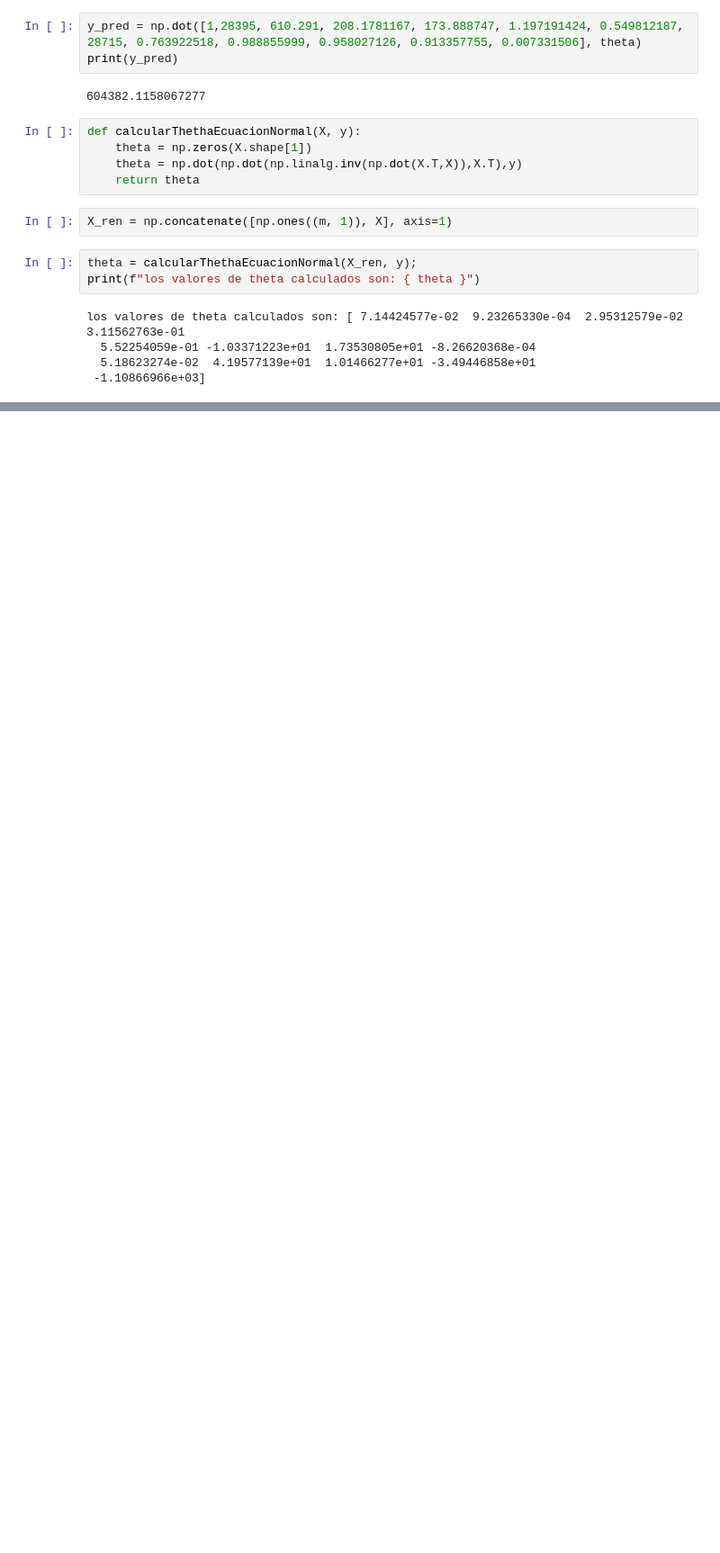
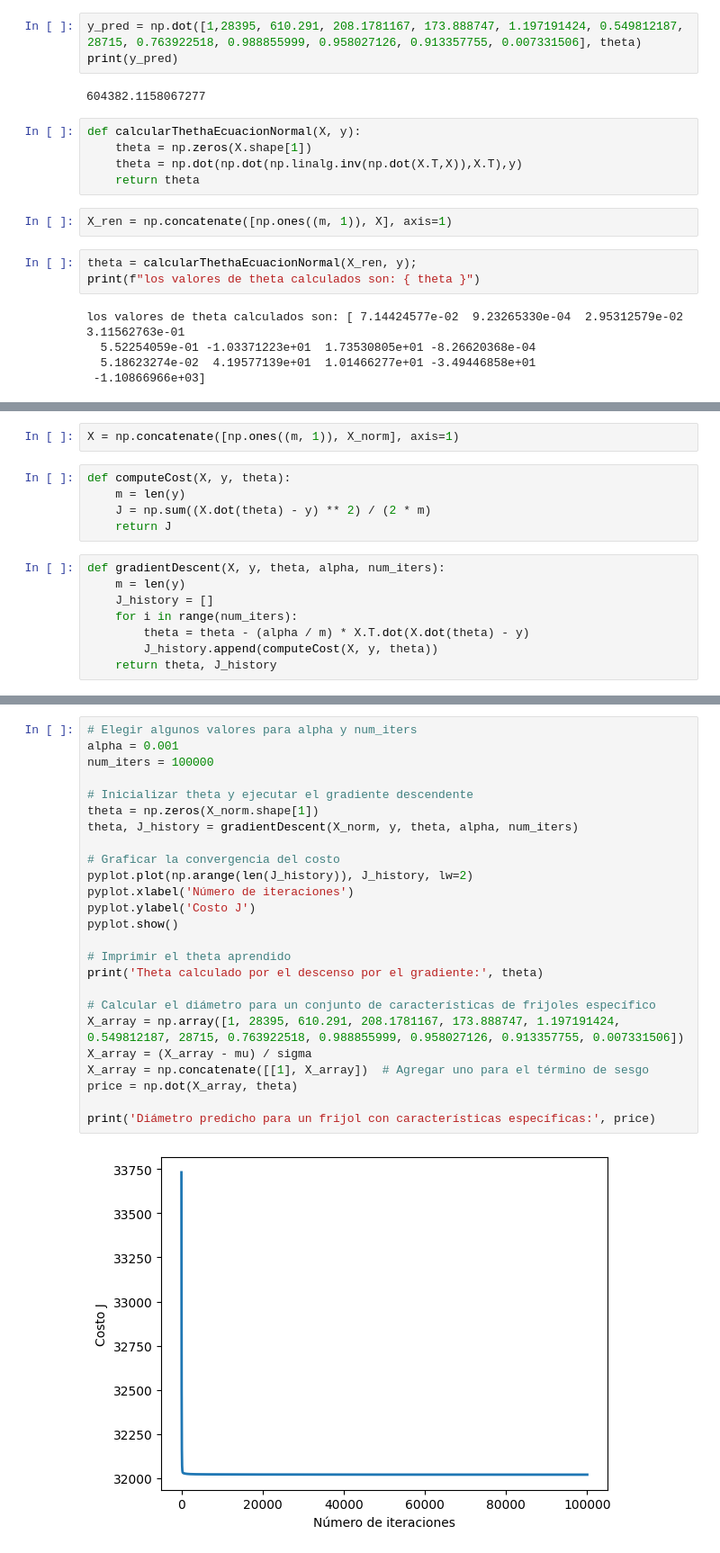
Before and after one commit to RodrigoLoayzaCoronado/SIS420-Inteligencia-Artificial, a Jupyter notebook: Laboratorio1/Laboratorio1_ejemplo1.ipynb, the cells around one changed output, grey strips where cells are left out. Shown at 90% size. Drawn from its saved outputs; the diff is of its cells as text; blank space fills up the shorter version.

```diff
--- a/Laboratorio1/Laboratorio1_ejemplo1.ipynb
+++ b/Laboratorio1/Laboratorio1_ejemplo1.ipynb
@@ -172,0 +256,15 @@ NameError: name 'theta' is not defined
+# %%
+X = np.concatenate([np.ones((m, 1)), X_norm], axis=1)
+# %%
+def computeCost(X, y, theta):
+    m = len(y)
+    J = np.sum((X.dot(theta) - y) ** 2) / (2 * m)
+    return J
+# %%
+def gradientDescent(X, y, theta, alpha, num_iters):
+    m = len(y)
+    J_history = []
+    for i in range(num_iters):
+        theta = theta - (alpha / m) * X.T.dot(X.dot(theta) - y)
+        J_history.append(computeCost(X, y, theta))
+    return theta, J_history
@@ -172,0 +279,27 @@ NameError: name 'theta' is not defined
+# %%
+# Elegir algunos valores para alpha y num_iters
+alpha = 0.001
+num_iters = 100000
+
+# Inicializar theta y ejecutar el gradiente descendente
+theta = np.zeros(X_norm.shape[1])
+theta, J_history = gradientDescent(X_norm, y, theta, alpha, num_iters)
+
+# Graficar la convergencia del costo
+pyplot.plot(np.arange(len(J_history)), J_history, lw=2)
+pyplot.xlabel('Número de iteraciones')
+pyplot.ylabel('Costo J')
+pyplot.show()
+
+# Imprimir el theta aprendido
+print('Theta calculado por el descenso por el gradiente:', theta)
+
+# Calcular el diámetro para un conjunto de características de frijoles específico
+X_array = np.array([1, 28395, 610.291, 208.1781167, 173.888747, 1.197191424, 0.549812187, 28715, 0.763922518, 0.988855999, 0.958027126, 0.913357755, 0.007331506])
+X_array = (X_array - mu) / sigma
+X_array = np.concatenate([[1], X_array])  # Agregar uno para el término de sesgo
+price = np.dot(X_array, theta)
+
+print('Diámetro predicho para un frijol con características específicas:', price)
+# %% [output]
+[figure, added]
```
Also changed, not shown: parts of 15 cells of this notebook.
